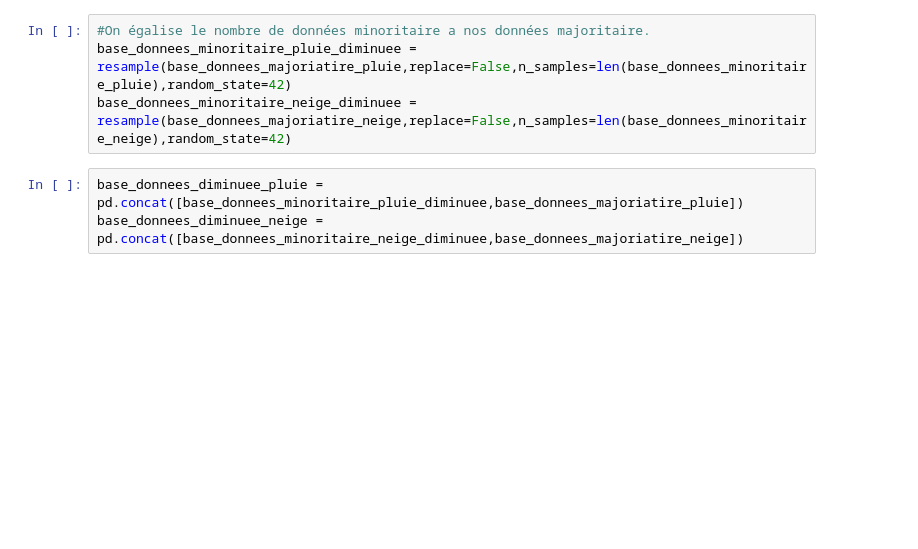
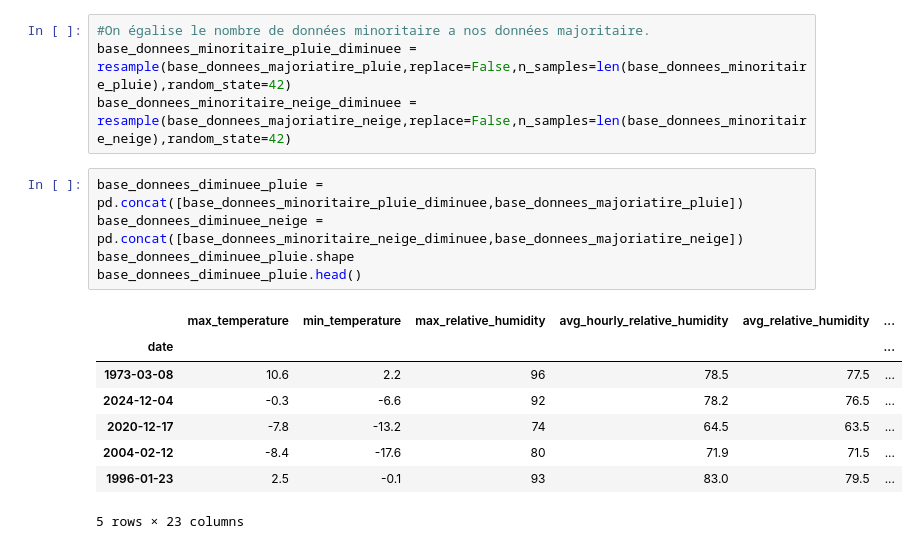
Before and after one commit to MohamedAmineAllet/KAFFKA-ON-THE-MOON, a Jupyter notebook: MachinesIntelligentes/1VersionPDredicteurMeteo.ipynb, the cells around one changed output. Drawn from its saved outputs; the diff is of its cells as text; blank space fills up the shorter version.

```diff
--- a/MachinesIntelligentes/1VersionPDredicteurMeteo.ipynb
+++ b/MachinesIntelligentes/1VersionPDredicteurMeteo.ipynb
@@ -268,3 +268,14 @@ base_donnees_minoritaire_neige_diminuee = resample(base_donnees_majoriatire_neig
 # %%
 base_donnees_diminuee_pluie = pd.concat([base_donnees_minoritaire_pluie_diminuee,base_donnees_majoriatire_pluie])
 base_donnees_diminuee_neige = pd.concat([base_donnees_minoritaire_neige_diminuee,base_donnees_majoriatire_neige])
+base_donnees_diminuee_pluie.shape
+base_donnees_diminuee_pluie.head()
+# %% [output]
+|  | max_temperature | min_temperature | max_relative_humidity | avg_hourly_relative_humidity | avg_relative_humidity | ... |
+| date |  |  |  |  |  | ... |
+| 1973-03-08 | 10.6 | 2.2 | 96 | 78.5 | 77.5 | ... |
+| 2024-12-04 | -0.3 | -6.6 | 92 | 78.2 | 76.5 | ... |
+| 2020-12-17 | -7.8 | -13.2 | 74 | 64.5 | 63.5 | ... |
+| 2004-02-12 | -8.4 | -17.6 | 80 | 71.9 | 71.5 | ... |
+| 1996-01-23 | 2.5 | -0.1 | 93 | 83.0 | 79.5 | ... |
+5 rows × 23 columns
```
Also changed, not shown: parts of 1 cell of this notebook, 1 other file.
